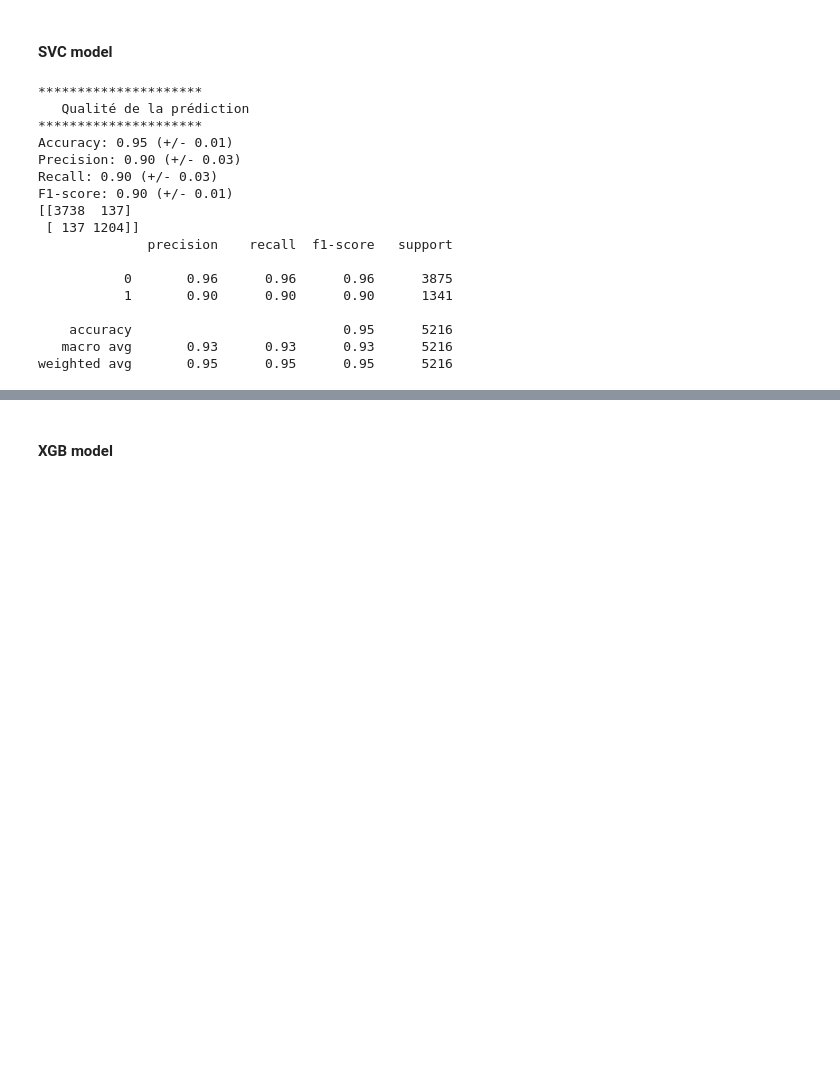
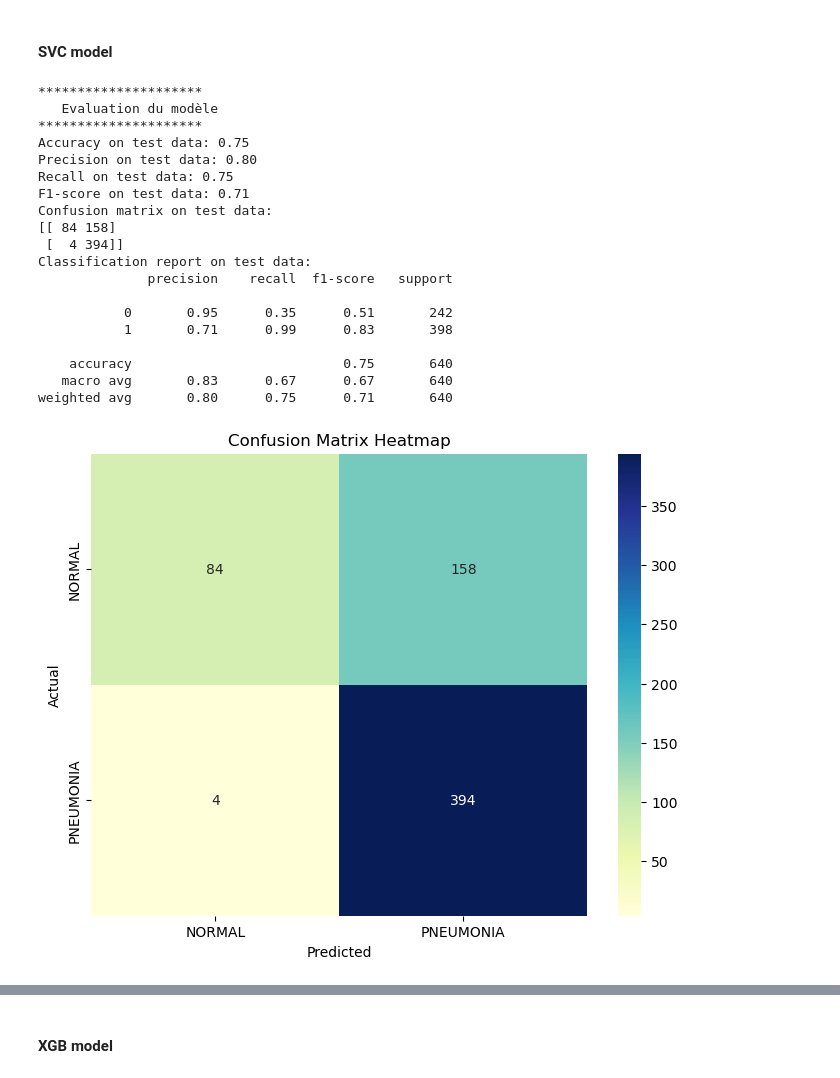
Before and after one commit to MelvinCERBA/RadiographyPneumoniaDetection, a Jupyter notebook: notebooks/sklearn.ipynb, the cells around one changed output, grey strips where cells are left out. Cells and saved outputs as stored; diff of their text form; code cells hidden in the pictures; blank space fills up the shorter version.

```diff
--- a/notebooks/sklearn.ipynb
+++ b/notebooks/sklearn.ipynb
@@ -344,24 +351,27 @@ weighted avg       0.92      0.92      0.92      5216
 # %%
 from sklearn.svm import SVC
 
-svc = SVC(kernel="linear", C=1, random_state=0)
+svc = SVC(kernel="linear", random_state=0)
 svc.fit(X_train, y_train)
-qualityModelPrediction(model=svc,X=X_train,y=y_train)
+evaluateModel(svc,X_test,y_test)
 # %% [output]
 *********************
-   Qualité de la prédiction
+   Evaluation du modèle
 *********************
-Accuracy: 0.95 (+/- 0.01)
-Precision: 0.90 (+/- 0.03)
-Recall: 0.90 (+/- 0.03)
-F1-score: 0.90 (+/- 0.01)
-[[3738  137]
- [ 137 1204]]
+Accuracy on test data: 0.75
+Precision on test data: 0.80
+Recall on test data: 0.75
+F1-score on test data: 0.71
+Confusion matrix on test data:
+[[ 84 158]
+ [  4 394]]
+Classification report on test data:
               precision    recall  f1-score   support
 
-           0       0.96      0.96      0.96      3875
-           1       0.90      0.90      0.90      1341
+           0       0.95      0.35      0.51       242
+           1       0.71      0.99      0.83       398
 
-    accuracy                           0.95      5216
-   macro avg       0.93      0.93      0.93      5216
-weighted avg       0.95      0.95      0.95      5216
+    accuracy                           0.75       640
+   macro avg       0.83      0.67      0.67       640
+weighted avg       0.80      0.75      0.71       640
+[figure, added]
```
Also changed, not shown: parts of 5 cells of this notebook.
